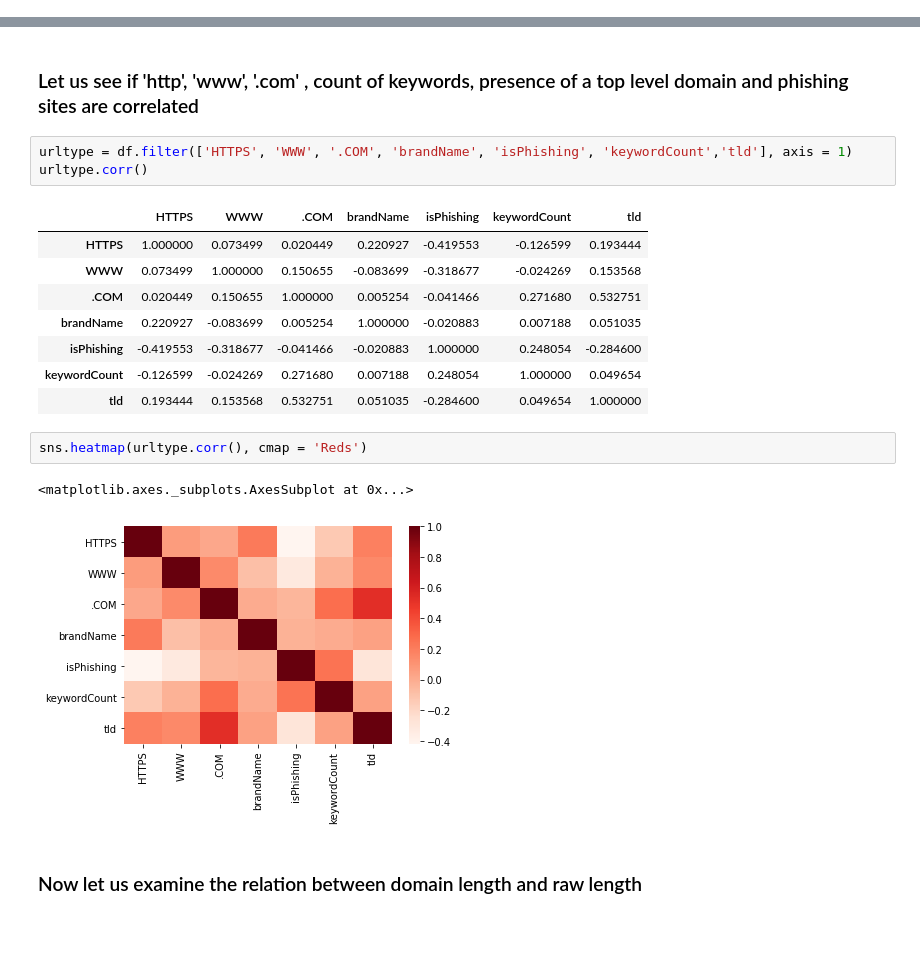
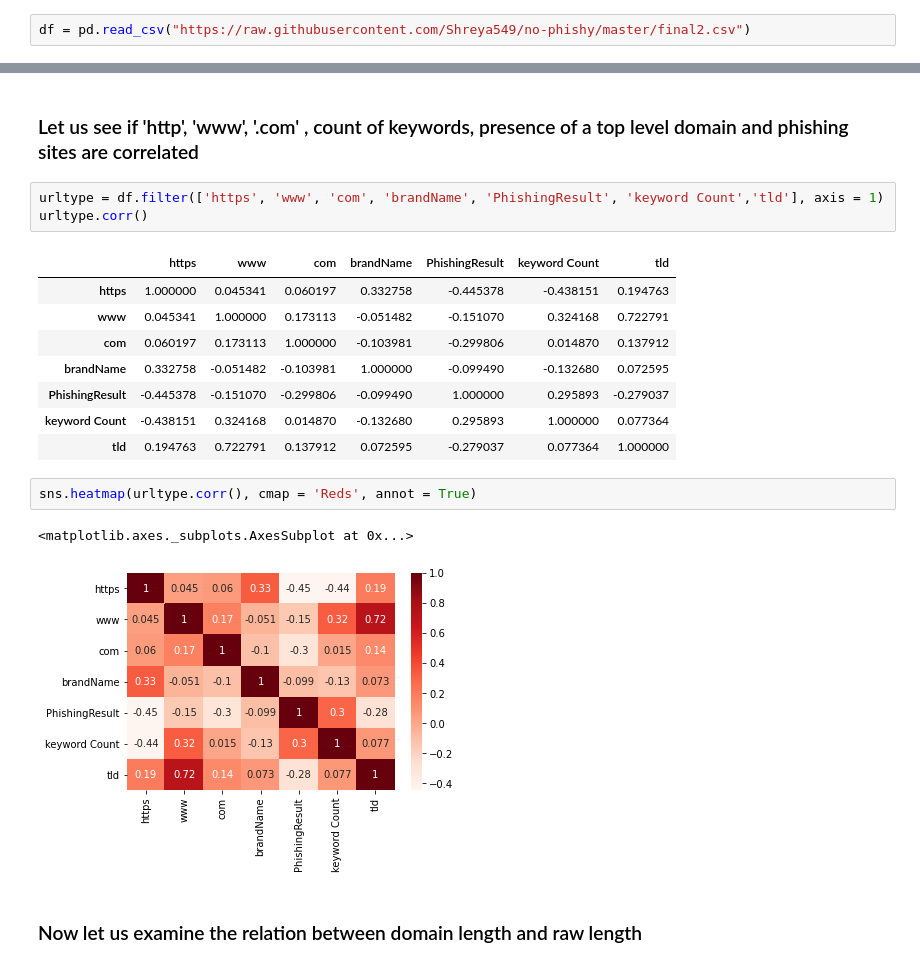
Before and after one commit to Shreya549/no-phishy, a Jupyter notebook: Data Visualization.ipynb, the cells around one changed output, grey strips where cells are left out. Drawn from its saved outputs; the diff is of its cells as text; blank space fills up the shorter version.

```diff
--- a/Data Visualization.ipynb
+++ b/Data Visualization.ipynb
@@ -10,3 +8,5 @@ df = pd.read_csv("cleaned_data.csv")
+# %%
+df = pd.read_csv("https://raw.githubusercontent.com/Shreya549/no-phishy/master/final2.csv")
 # %%
 df.head()
 # %% [output]
@@ -222,22 +189,22 @@ sns.heatmap(special_char.corr(), cmap = 'viridis')
 # %% [markdown]
 ### Let us see if 'http', 'www', '.com' , count of keywords, presence of a top level domain and phishing sites are correlated
 # %%
-urltype = df.filter(['HTTPS', 'WWW', '.COM', 'brandName', 'isPhishing', 'keywordCount','tld'], axis = 1)
+urltype = df.filter(['https', 'www', 'com', 'brandName', 'PhishingResult', 'keyword Count','tld'], axis = 1)
 urltype.corr()
 # %% [output]
-|  | HTTPS | WWW | .COM | brandName | isPhishing | keywordCount | tld |
-| HTTPS | 1.000000 | 0.073499 | 0.020449 | 0.220927 | -0.419553 | -0.126599 | 0.193444 |
-| WWW | 0.073499 | 1.000000 | 0.150655 | -0.083699 | -0.318677 | -0.024269 | 0.153568 |
-| .COM | 0.020449 | 0.150655 | 1.000000 | 0.005254 | -0.041466 | 0.271680 | 0.532751 |
-| brandName | 0.220927 | -0.083699 | 0.005254 | 1.000000 | -0.020883 | 0.007188 | 0.051035 |
-| isPhishing | -0.419553 | -0.318677 | -0.041466 | -0.020883 | 1.000000 | 0.248054 | -0.284600 |
-| keywordCount | -0.126599 | -0.024269 | 0.271680 | 0.007188 | 0.248054 | 1.000000 | 0.049654 |
-| tld | 0.193444 | 0.153568 | 0.532751 | 0.051035 | -0.284600 | 0.049654 | 1.000000 |
+|  | https | www | com | brandName | PhishingResult | keyword Count | tld |
+| https | 1.000000 | 0.045341 | 0.060197 | 0.332758 | -0.445378 | -0.438151 | 0.194763 |
+| www | 0.045341 | 1.000000 | 0.173113 | -0.051482 | -0.151070 | 0.324168 | 0.722791 |
+| com | 0.060197 | 0.173113 | 1.000000 | -0.103981 | -0.299806 | 0.014870 | 0.137912 |
+| brandName | 0.332758 | -0.051482 | -0.103981 | 1.000000 | -0.099490 | -0.132680 | 0.072595 |
+| PhishingResult | -0.445378 | -0.151070 | -0.299806 | -0.099490 | 1.000000 | 0.295893 | -0.279037 |
+| keyword Count | -0.438151 | 0.324168 | 0.014870 | -0.132680 | 0.295893 | 1.000000 | 0.077364 |
+| tld | 0.194763 | 0.722791 | 0.137912 | 0.072595 | -0.279037 | 0.077364 | 1.000000 |
 # %%
-sns.heatmap(urltype.corr(), cmap = 'Reds')
+sns.heatmap(urltype.corr(), cmap = 'Reds', annot = True)
 # %% [output]
 <matplotlib.axes._subplots.AxesSubplot at 0x...>
-[figure, old version]
+[figure, new version]
 # %% [markdown]
 ### Now let us examine the relation between domain length and raw length
 # %%
```
Also changed, not shown: parts of 24 cells of this notebook.
